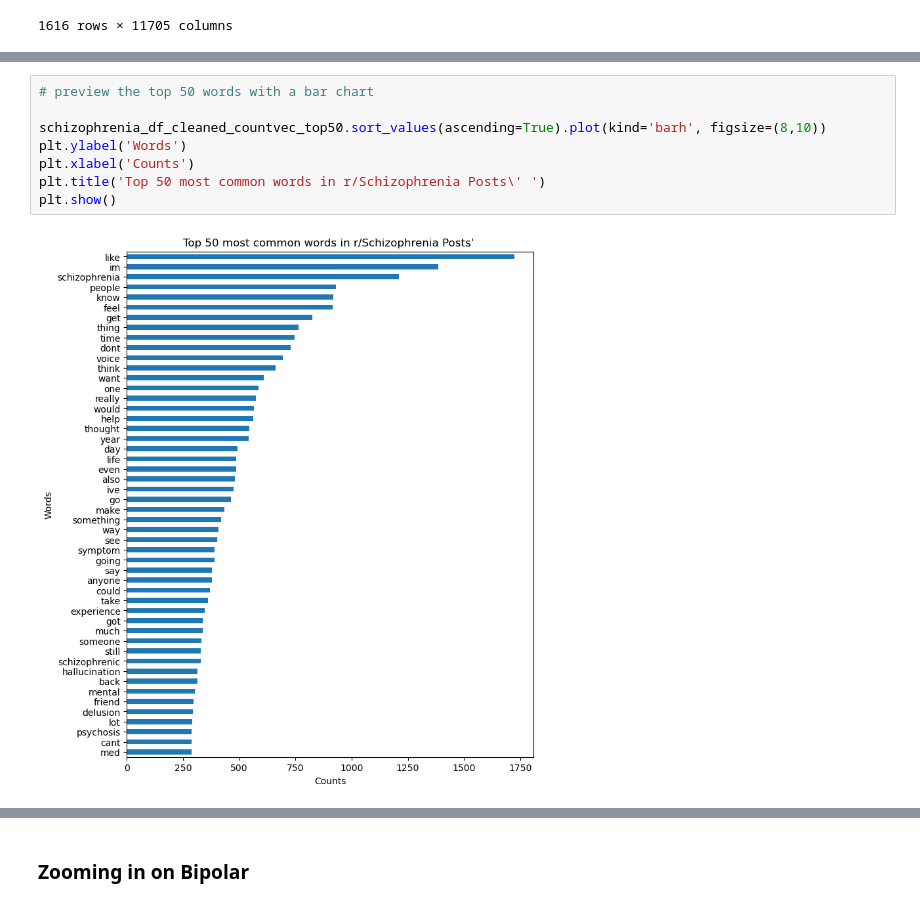
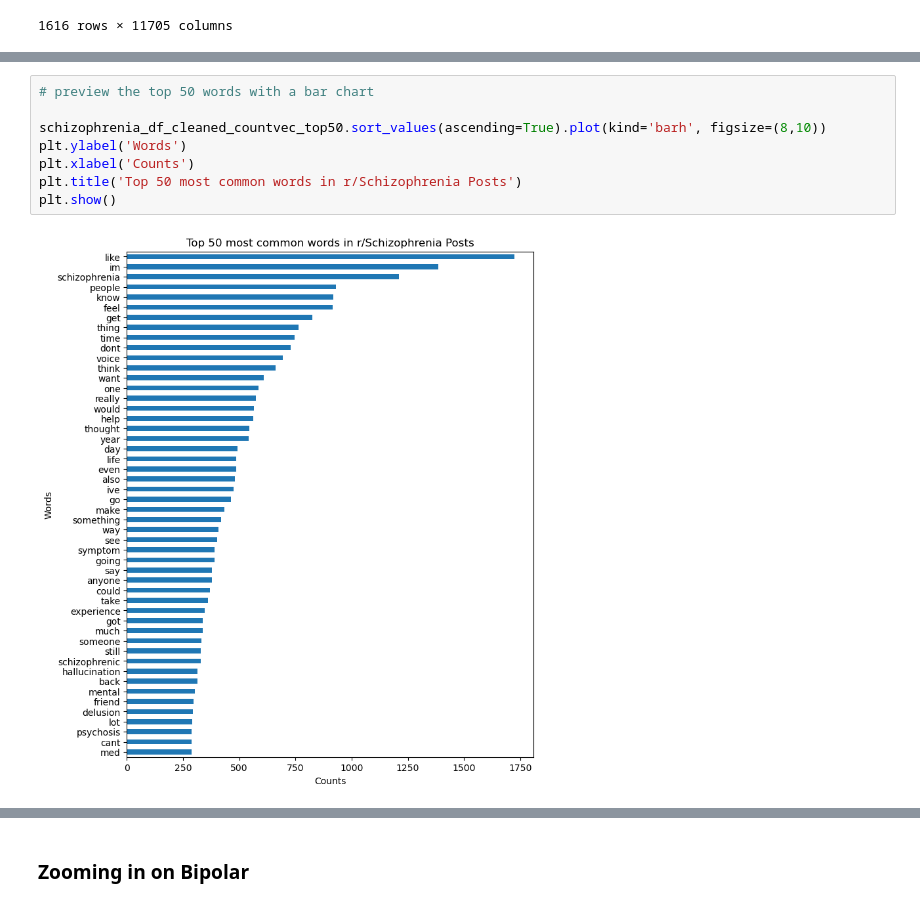
Before and after one commit to charlesyapai/GAProj3, a Jupyter notebook: model/Model 21 June.ipynb, the cells around one changed output, grey strips where cells are left out. Saved outputs shown, nothing was run; the diff lists cells and outputs as text.

```diff
--- a/model/Model 21 June.ipynb
+++ b/model/Model 21 June.ipynb
@@ -263,10 +272,10 @@ dtype: int64
 # %%
 # preview the top 50 words with a bar chart
 
 schizophrenia_df_cleaned_countvec_top50.sort_values(ascending=True).plot(kind='barh', figsize=(8,10))
 plt.ylabel('Words')
 plt.xlabel('Counts')
-plt.title('Top 50 most common words in r/Schizophrenia Posts\' ')
+plt.title('Top 50 most common words in r/Schizophrenia Posts')
 plt.show()
 # %% [output]
-[figure, old version]
+[figure, new version]
```
Also changed, not shown: parts of 86 cells of this notebook, 2 other files.
